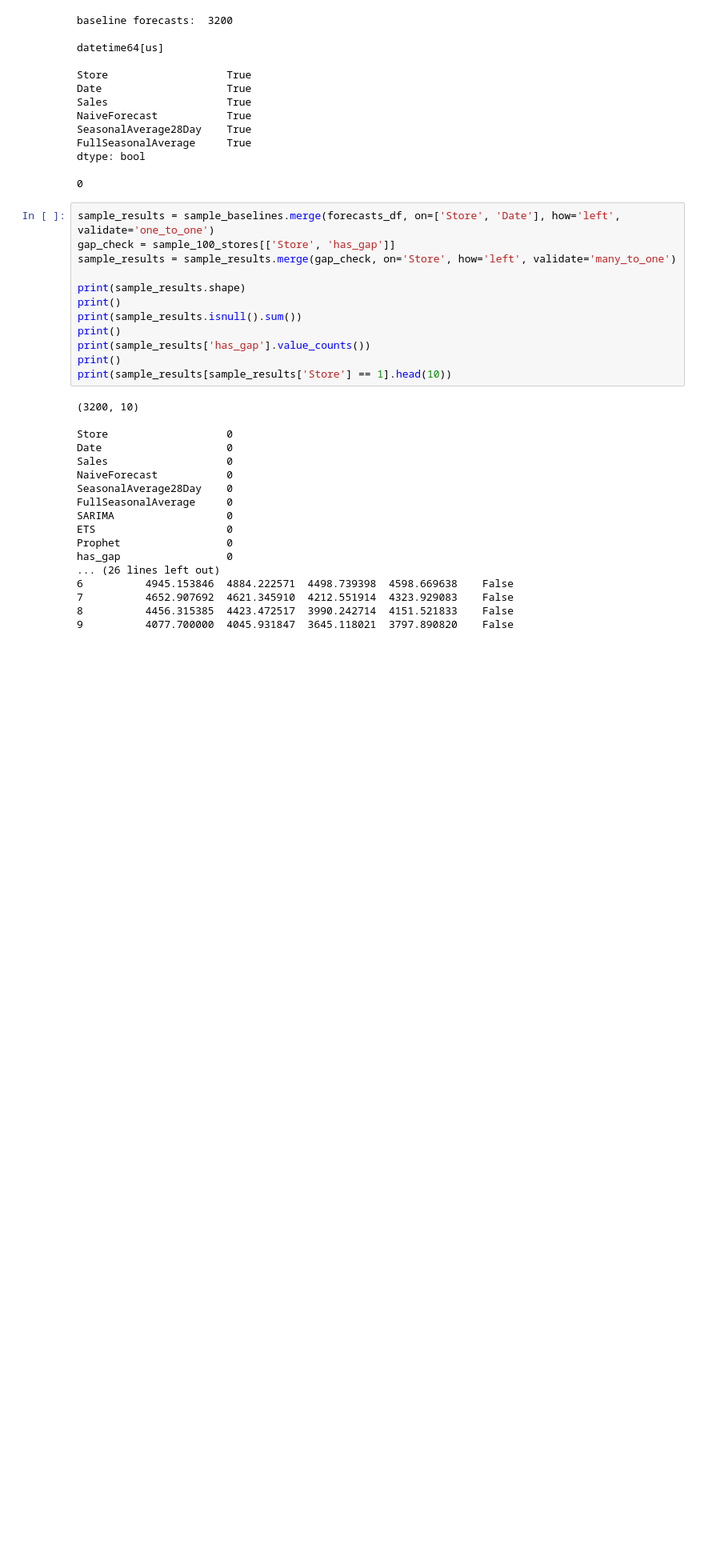
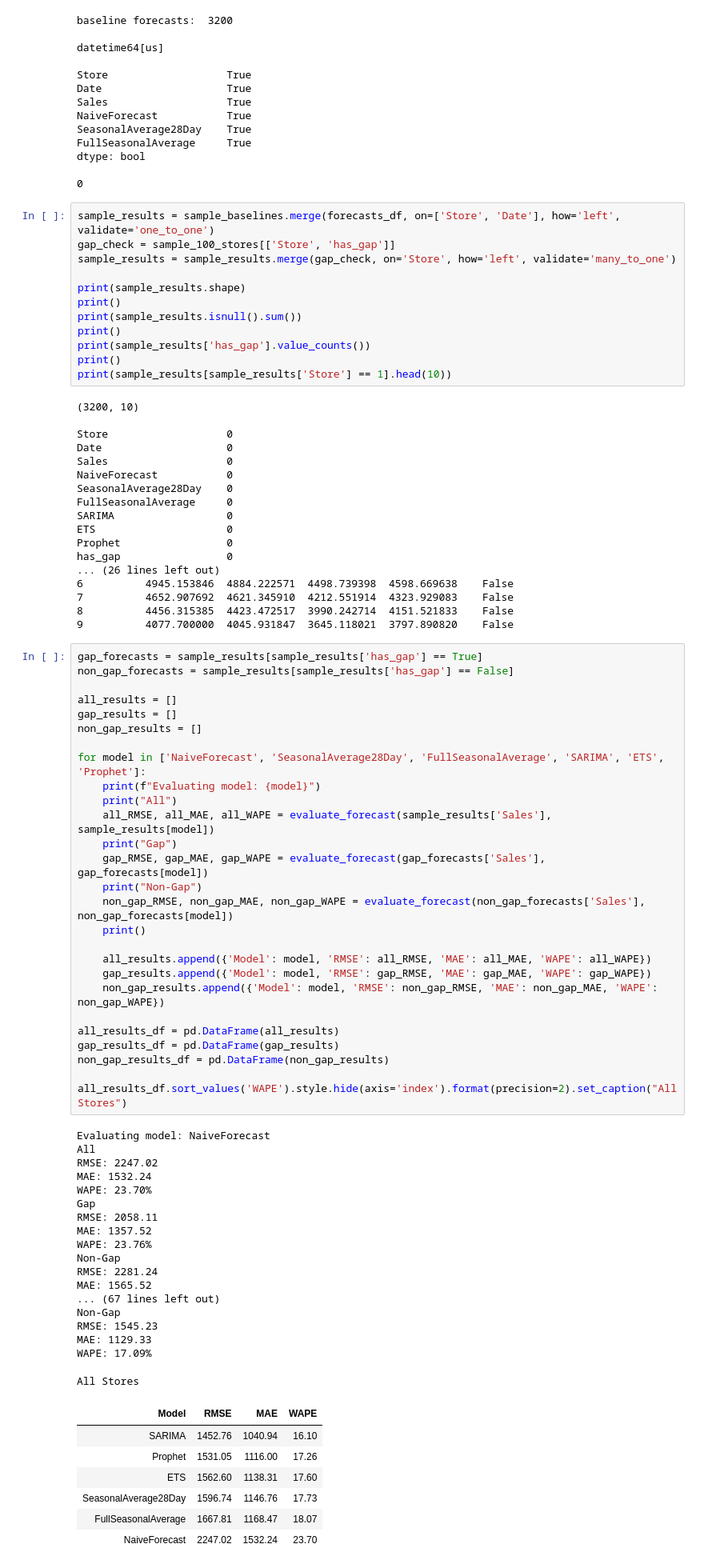
Before and after one commit to corbin-saunders/sales-forecasting-project, a Jupyter notebook: notebooks/03_classical_models.ipynb, the cells around one changed output. Shown at 80% size. Cells and saved outputs as stored; diff of their text form; blank space fills up the shorter version.

Commit message:
evaluation tables completed, need to finish checks etc

```diff
--- a/notebooks/03_classical_models.ipynb
+++ b/notebooks/03_classical_models.ipynb
@@ -720,3 +720,56 @@ has_gap                 0
 7          4652.907692  4621.345910  4212.551914  4323.929083    False
 8          4456.315385  4423.472517  3990.242714  4151.521833    False
 9          4077.700000  4045.931847  3645.118021  3797.890820    False
+# %%
+gap_forecasts = sample_results[sample_results['has_gap'] == True]
+non_gap_forecasts = sample_results[sample_results['has_gap'] == False]
+
+all_results = []
+gap_results = []
+non_gap_results = []
+
+for model in ['NaiveForecast', 'SeasonalAverage28Day', 'FullSeasonalAverage', 'SARIMA', 'ETS', 'Prophet']:
+    print(f"Evaluating model: {model}")
+    print("All")
+    all_RMSE, all_MAE, all_WAPE = evaluate_forecast(sample_results['Sales'], sample_results[model])
+    print("Gap")
+    gap_RMSE, gap_MAE, gap_WAPE = evaluate_forecast(gap_forecasts['Sales'], gap_forecasts[model])
+    print("Non-Gap")
+    non_gap_RMSE, non_gap_MAE, non_gap_WAPE = evaluate_forecast(non_gap_forecasts['Sales'], non_gap_forecasts[model])
+    print()
+
+    all_results.append({'Model': model, 'RMSE': all_RMSE, 'MAE': all_MAE, 'WAPE': all_WAPE})
+    gap_results.append({'Model': model, 'RMSE': gap_RMSE, 'MAE': gap_MAE, 'WAPE': gap_WAPE})
+    non_gap_results.append({'Model': model, 'RMSE': non_gap_RMSE, 'MAE': non_gap_MAE, 'WAPE': non_gap_WAPE})
+
+all_results_df = pd.DataFrame(all_results)
+gap_results_df = pd.DataFrame(gap_results)
+non_gap_results_df = pd.DataFrame(non_gap_results)
+
+all_results_df.sort_values('WAPE').style.hide(axis='index').format(precision=2).set_caption("All Stores")
+# %% [output]
+Evaluating model: NaiveForecast
+All
+RMSE: 2247.02
+MAE: 1532.24
+WAPE: 23.70%
+Gap
+RMSE: 2058.11
+MAE: 1357.52
+WAPE: 23.76%
+Non-Gap
+RMSE: 2281.24
+MAE: 1565.52
+... (67 lines left out)
+Non-Gap
+RMSE: 1545.23
+MAE: 1129.33
+WAPE: 17.09%
+All Stores
+| Model | RMSE | MAE | WAPE |
+| SARIMA | 1452.76 | 1040.94 | 16.10 |
+| Prophet | 1531.05 | 1116.00 | 17.26 |
+| ETS | 1562.60 | 1138.31 | 17.60 |
+| SeasonalAverage28Day | 1596.74 | 1146.76 | 17.73 |
+| FullSeasonalAverage | 1667.81 | 1168.47 | 18.07 |
+| NaiveForecast | 2247.02 | 1532.24 | 23.70 |
```
Also changed, not shown: parts of 5 cells of this notebook.
